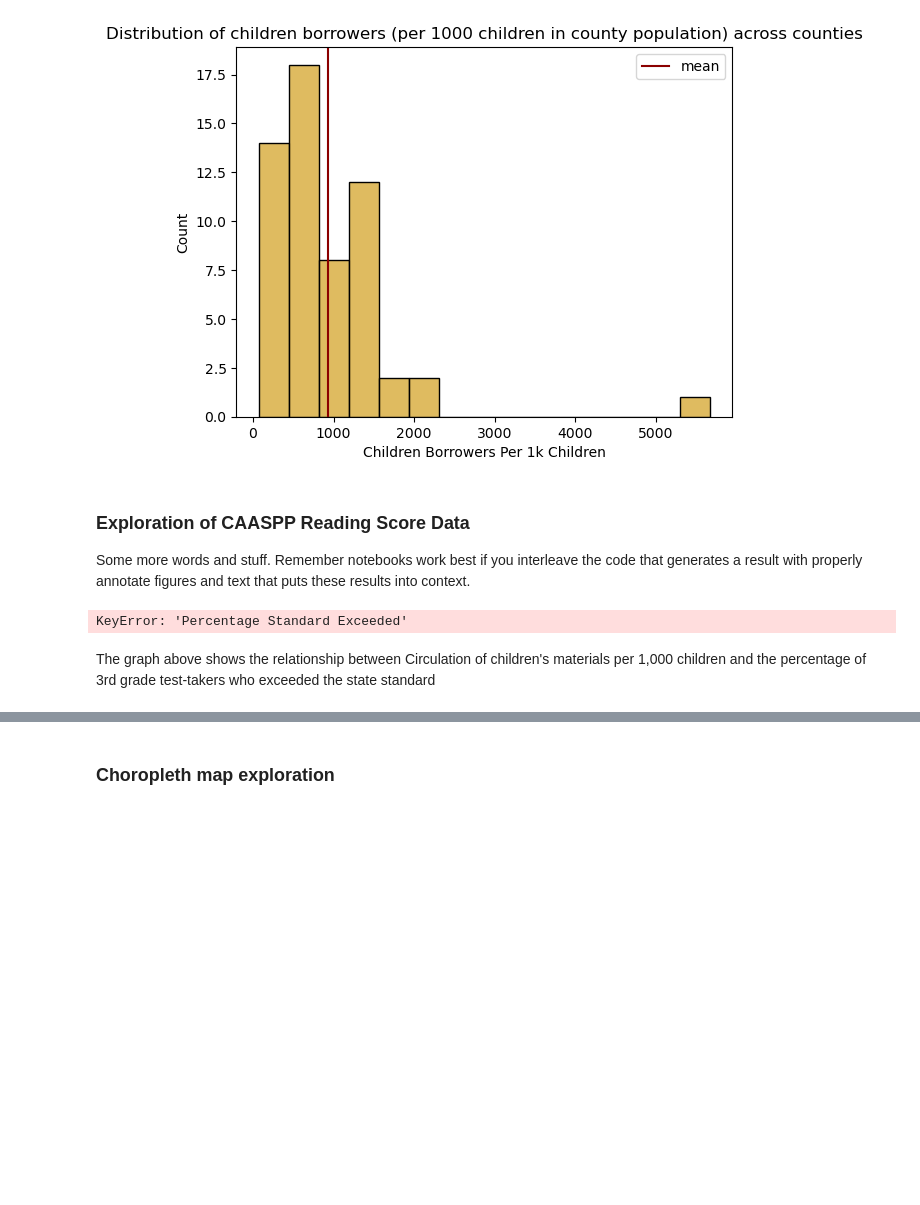
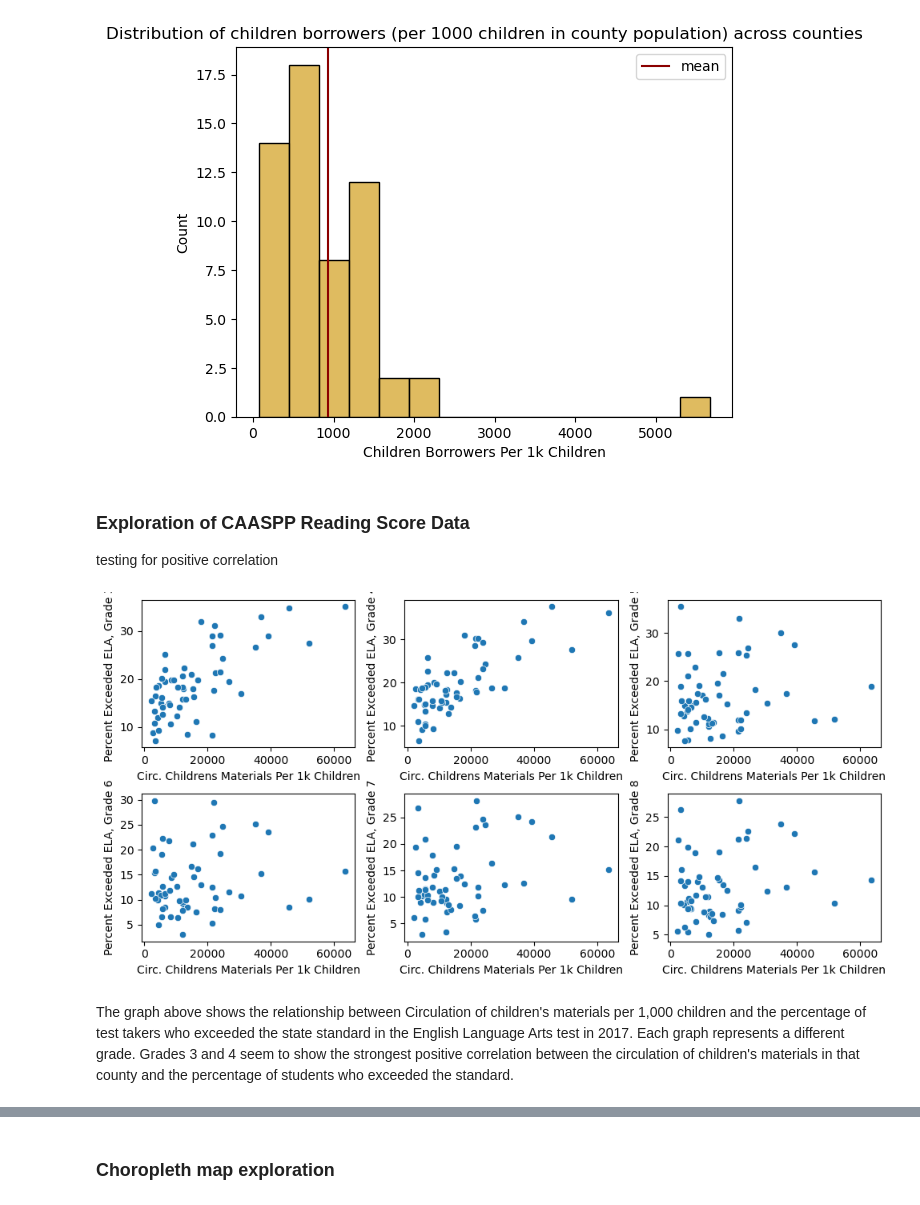
Before and after one commit to KaitlynChou/COGS-108-Project, a Jupyter notebook: EDACheckpoint_Group057_WI24.ipynb, the cells around one changed output, grey strips where cells are left out. Cells and saved outputs as stored; diff of their text form; code cells hidden in the pictures; blank space fills up the shorter version.

Commit message:
testing some positive correlation with caaspp

```diff
--- a/EDACheckpoint_Group057_WI24.ipynb
+++ b/EDACheckpoint_Group057_WI24.ipynb
@@ -343,9 +343,8 @@ caaspp = caaspp.drop('Test Id', axis=1)
 caaspp = caaspp.drop('Test Id 2', axis=1)
 
 caaspp.columns = ['County Name', 'Test Year', 'Grade', 'Mean Scale Score ELA', 'Percent Exceeded ELA', 'Percent Met ELA',
-                       'Percent Nearly Met ELA', 'Percent Not Met ELA', 'Mean Scale Score Math',
-                       'Percent Exceeded Math', 'Percent Met Math',
-                       'Percent Nearly Met Math', 'Percent Not Met Math']
+                'Percent Nearly Met ELA', 'Percent Not Met ELA', 'Mean Scale Score Math', 'Percent Exceeded Math', 'Percent Met Math',
+                'Percent Nearly Met Math', 'Percent Not Met Math']
 
 caaspp.head()
 # %% [output]
@@ -479,19 +478,31 @@ plt.show()
 [figure]
 # %%
 # Compare
-# %% [markdown]
-### Exploration of CAASPP Reading Score Data
-
-Some more words and stuff.  Remember notebooks work best if you interleave the code that generates a result with properly annotate figures and text that puts these results into context.
-# %%
-# Compare circulation of children's materials with CAASPP percentage exceeded standard
-x = libraries_per[libraries_per['Year']==2017]['Circ. Childrens Materials Per 1k Children'].reset_index(drop=True)
-y = caaspp[(caaspp['Test Year']==2017) & (caaspp['Grade']==3)]['Percentage Standard Exceeded'].reset_index(drop=True)
-new_df = pd.DataFrame({'Circ. Childrens Materials Per 1k Children': x, 'Percentage Standard Exceeded, Grade 3': y})
-sns.scatterplot(x='Circ. Childrens Materials Per 1k Children', y='Percentage Standard Exceeded, Grade 3', data=new_df);
-
-# will add graph title
-# %% [output]
-KeyError: 'Percentage Standard Exceeded'
+# %% [markdown]
+### Exploration of CAASPP Reading Score Data
+
+testing for positive correlation
+# %%
+# Compare circulation of children's materials with CAASPP percentage exceeded standard
+fig, axs = plt.subplots(2, 3, figsize=(10, 5))
+df = pd.DataFrame({'Circ. Childrens Materials Per 1k Children': libraries_per[libraries_per['Year']==2017]['Circ. Childrens Materials Per 1k Children'].reset_index(drop=True),
+                       'Percent Exceeded ELA, Grade 3': caaspp[(caaspp['Test Year']==2017) & (caaspp['Grade']==3)]['Percent Exceeded ELA'].reset_index(drop=True)})
+df['Percent Exceeded ELA, Grade 4'] = caaspp[(caaspp['Test Year']==2017) & (caaspp['Grade']==4)]['Percent Exceeded ELA'].reset_index(drop=True)
+df['Percent Exceeded ELA, Grade 5'] = caaspp[(caaspp['Test Year']==2017) & (caaspp['Grade']==5)]['Percent Exceeded ELA'].reset_index(drop=True)
+df['Percent Exceeded ELA, Grade 6'] = caaspp[(caaspp['Test Year']==2017) & (caaspp['Grade']==6)]['Percent Exceeded ELA'].reset_index(drop=True)
+df['Percent Exceeded ELA, Grade 7'] = caaspp[(caaspp['Test Year']==2017) & (caaspp['Grade']==7)]['Percent Exceeded ELA'].reset_index(drop=True)
+df['Percent Exceeded ELA, Grade 8'] = caaspp[(caaspp['Test Year']==2017) & (caaspp['Grade']==8)]['Percent Exceeded ELA'].reset_index(drop=True)
+
+sns.scatterplot(x='Circ. Childrens Materials Per 1k Children', y='Percent Exceeded ELA, Grade 3', data=df, ax=axs[0, 0]);
+sns.scatterplot(x='Circ. Childrens Materials Per 1k Children', y='Percent Exceeded ELA, Grade 4', data=df, ax=axs[0, 1]);
+sns.scatterplot(x='Circ. Childrens Materials Per 1k Children', y='Percent Exceeded ELA, Grade 5', data=df, ax=axs[0, 2]);
+sns.scatterplot(x='Circ. Childrens Materials Per 1k Children', y='Percent Exceeded ELA, Grade 6', data=df, ax=axs[1, 0]);
+sns.scatterplot(x='Circ. Childrens Materials Per 1k Children', y='Percent Exceeded ELA, Grade 7', data=df, ax=axs[1, 1]);
+sns.scatterplot(x='Circ. Childrens Materials Per 1k Children', y='Percent Exceeded ELA, Grade 8', data=df, ax=axs[1, 2]);
+
+plt.tight_layout()
+# will add graph title
+# %% [output]
+[figure, added]
 # %% [markdown]
-The graph above shows the relationship between Circulation of children's materials per 1,000 children and the percentage of 3rd grade test-takers who exceeded the state standard
+The graph above shows the relationship between Circulation of children's materials per 1,000 children and the percentage of test takers who exceeded the state standard in the English Language Arts test in 2017. Each graph represents a different grade. Grades 3 and 4 seem to show the strongest positive correlation between the circulation of children's materials in that county and the percentage of students who exceeded the standard.
```
Also changed, not shown: parts of 7 cells of this notebook, 1 other file.
